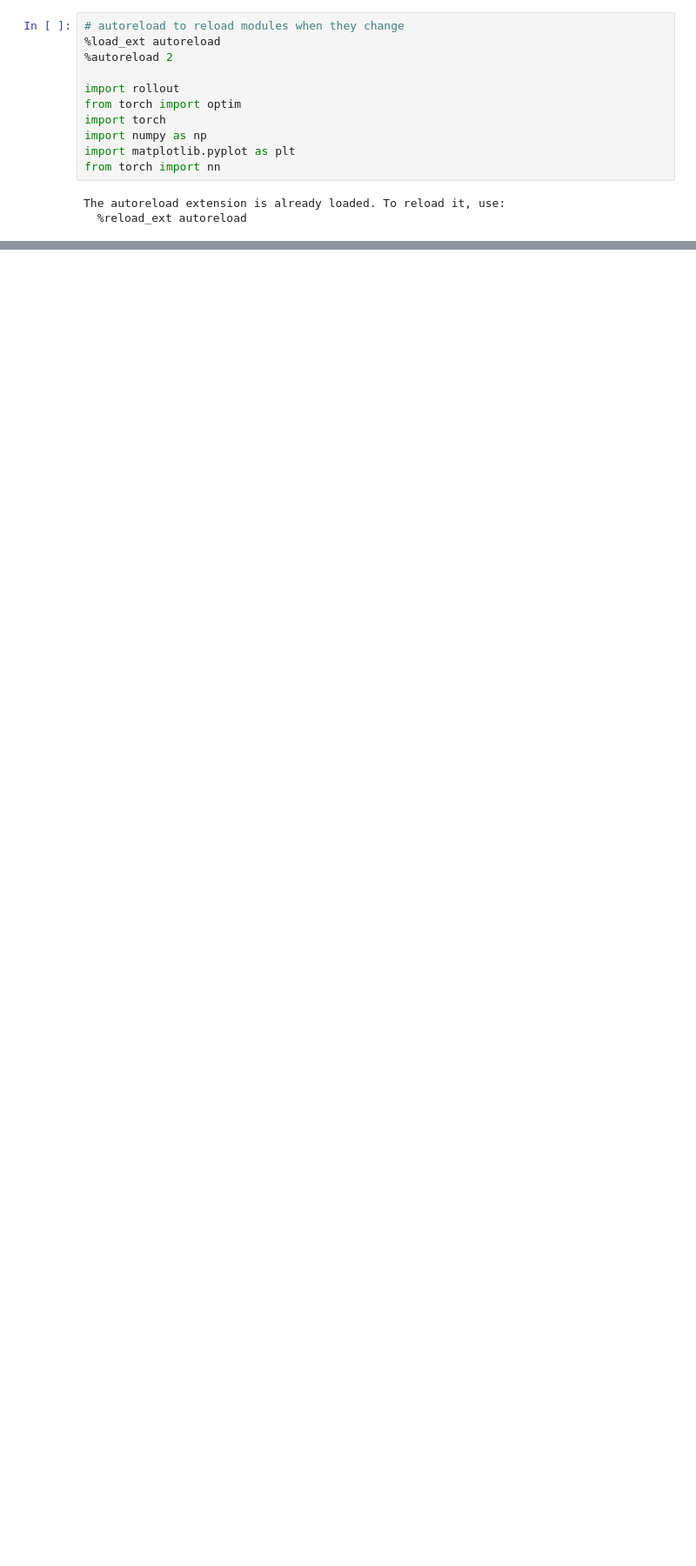
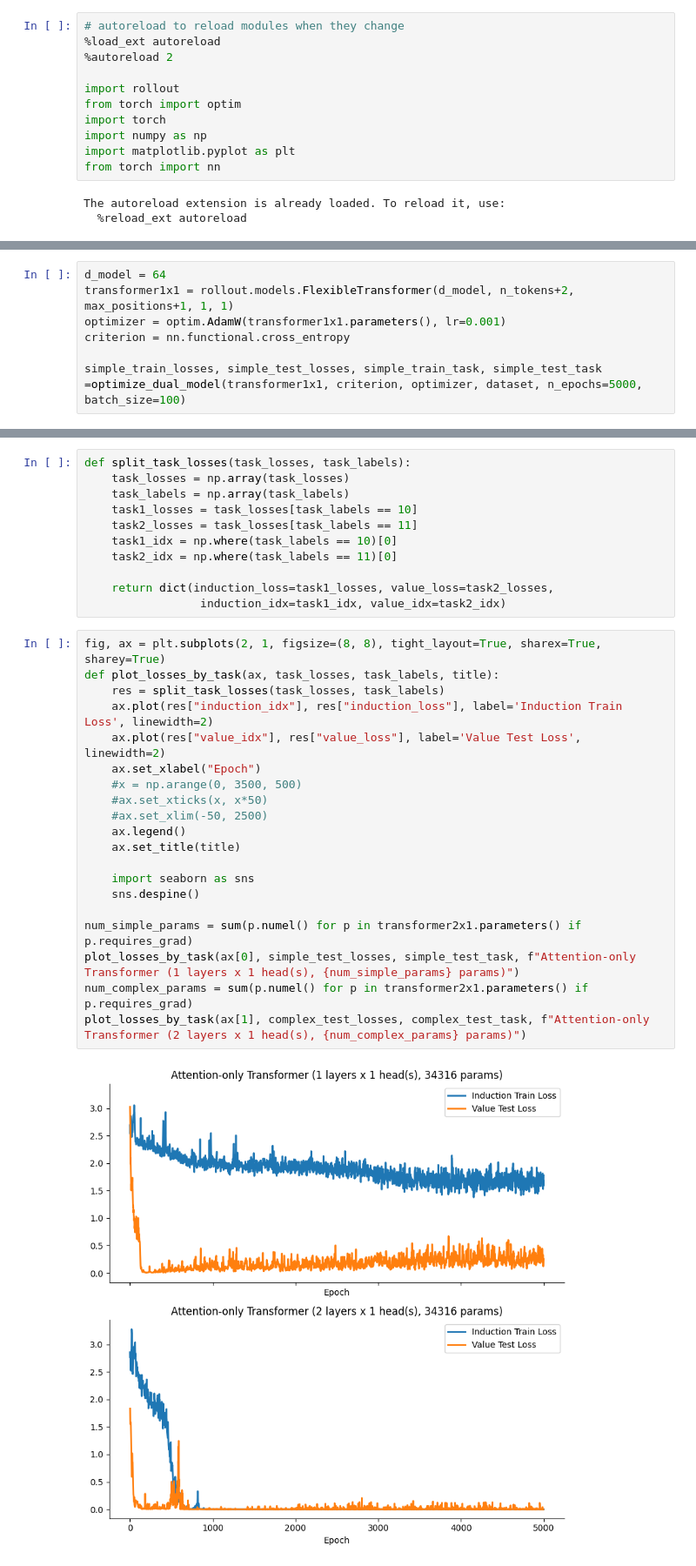
Before and after one commit to erhu7/TransformerCircuits, a Jupyter notebook: notebooks/model_testing/value_model.ipynb, the cells around one changed output, grey strips where cells are left out. Shown: that part at 87% size. Saved outputs shown, nothing was run; the diff lists cells and outputs as text; blank space fills up the shorter version.

```diff
--- a/notebooks/model_testing/value_model.ipynb
+++ b/notebooks/model_testing/value_model.ipynb
@@ -38,0 +170,7 @@ Epoch 400: Train Loss: 2.969959496113006e-05, Test Loss: 2.5192508473992348e-05
+# %%
+d_model = 64
+transformer1x1 = rollout.models.FlexibleTransformer(d_model, n_tokens+2, max_positions+1, 1, 1)
+optimizer = optim.AdamW(transformer1x1.parameters(), lr=0.001)
+criterion = nn.functional.cross_entropy
+
+simple_train_losses, simple_test_losses, simple_train_task, simple_test_task =optimize_dual_model(transformer1x1, criterion, optimizer, dataset, n_epochs=5000, batch_size=100)
@@ -38,0 +195,33 @@ Epoch 400: Train Loss: 2.969959496113006e-05, Test Loss: 2.5192508473992348e-05
+# %%
+def split_task_losses(task_losses, task_labels):
+    task_losses = np.array(task_losses)
+    task_labels = np.array(task_labels)
+    task1_losses = task_losses[task_labels == 10]
+    task2_losses = task_losses[task_labels == 11]
+    task1_idx = np.where(task_labels == 10)[0]
+    task2_idx = np.where(task_labels == 11)[0]
+
+    return dict(induction_loss=task1_losses, value_loss=task2_losses,
+                 induction_idx=task1_idx, value_idx=task2_idx)
+# %%
+fig, ax = plt.subplots(2, 1, figsize=(8, 8), tight_layout=True, sharex=True, sharey=True)
+def plot_losses_by_task(ax, task_losses, task_labels, title):
+    res = split_task_losses(task_losses, task_labels)
+    ax.plot(res["induction_idx"], res["induction_loss"], label='Induction Train Loss', linewidth=2)
+    ax.plot(res["value_idx"], res["value_loss"], label='Value Test Loss', linewidth=2)
+    ax.set_xlabel("Epoch")
+    #x = np.arange(0, 3500, 500)
+    #ax.set_xticks(x, x*50)
+    #ax.set_xlim(-50, 2500)
+    ax.legend()
+    ax.set_title(title)
+
+    import seaborn as sns
+    sns.despine()
+
+num_simple_params = sum(p.numel() for p in transformer2x1.parameters() if p.requires_grad)
+plot_losses_by_task(ax[0], simple_test_losses, simple_test_task, f"Attention-only Transformer (1 layers x 1 head(s), {num_simple_params} params)")
+num_complex_params = sum(p.numel() for p in transformer2x1.parameters() if p.requires_grad)
+plot_losses_by_task(ax[1], complex_test_losses, complex_test_task, f"Attention-only Transformer (2 layers x 1 head(s), {num_complex_params} params)")
+# %% [output]
+[figure, added]
```
Also changed, not shown: parts of 22 cells of this notebook, 8 other files.
